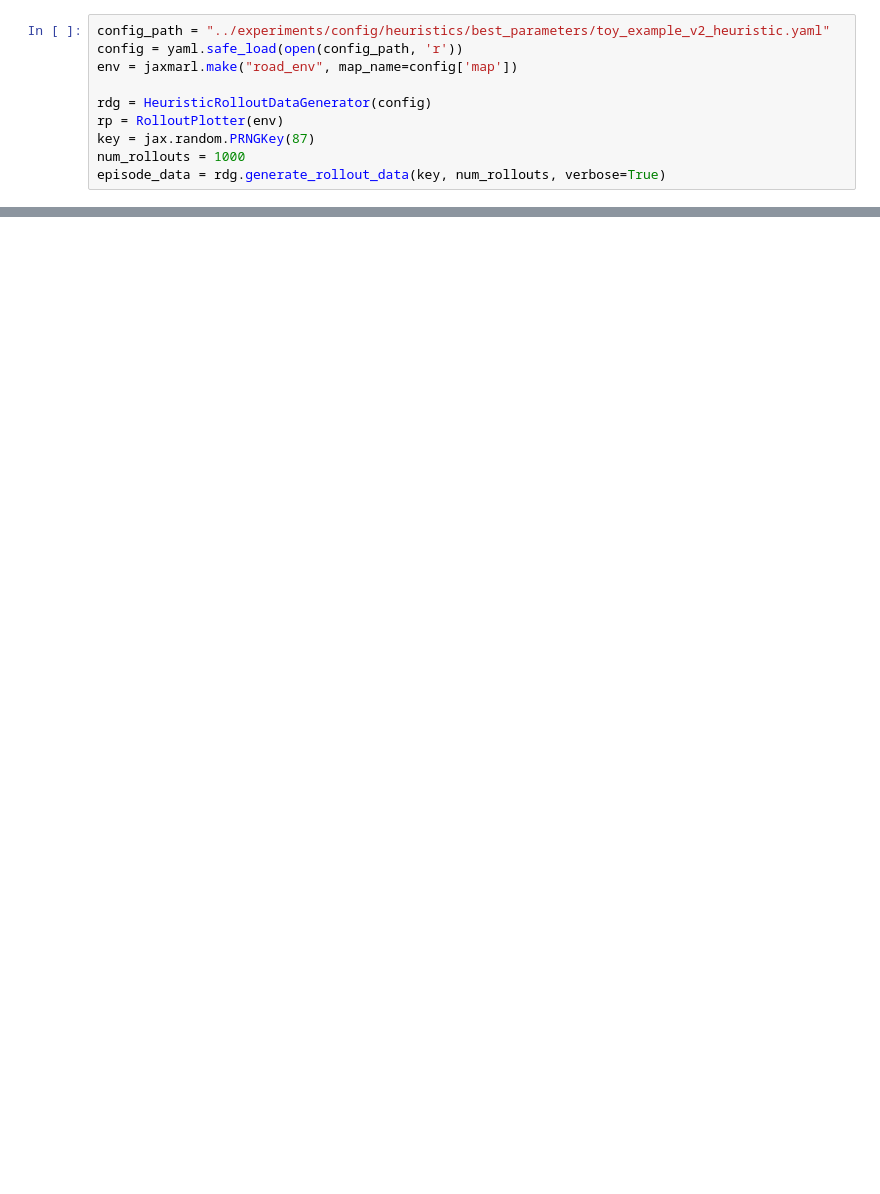
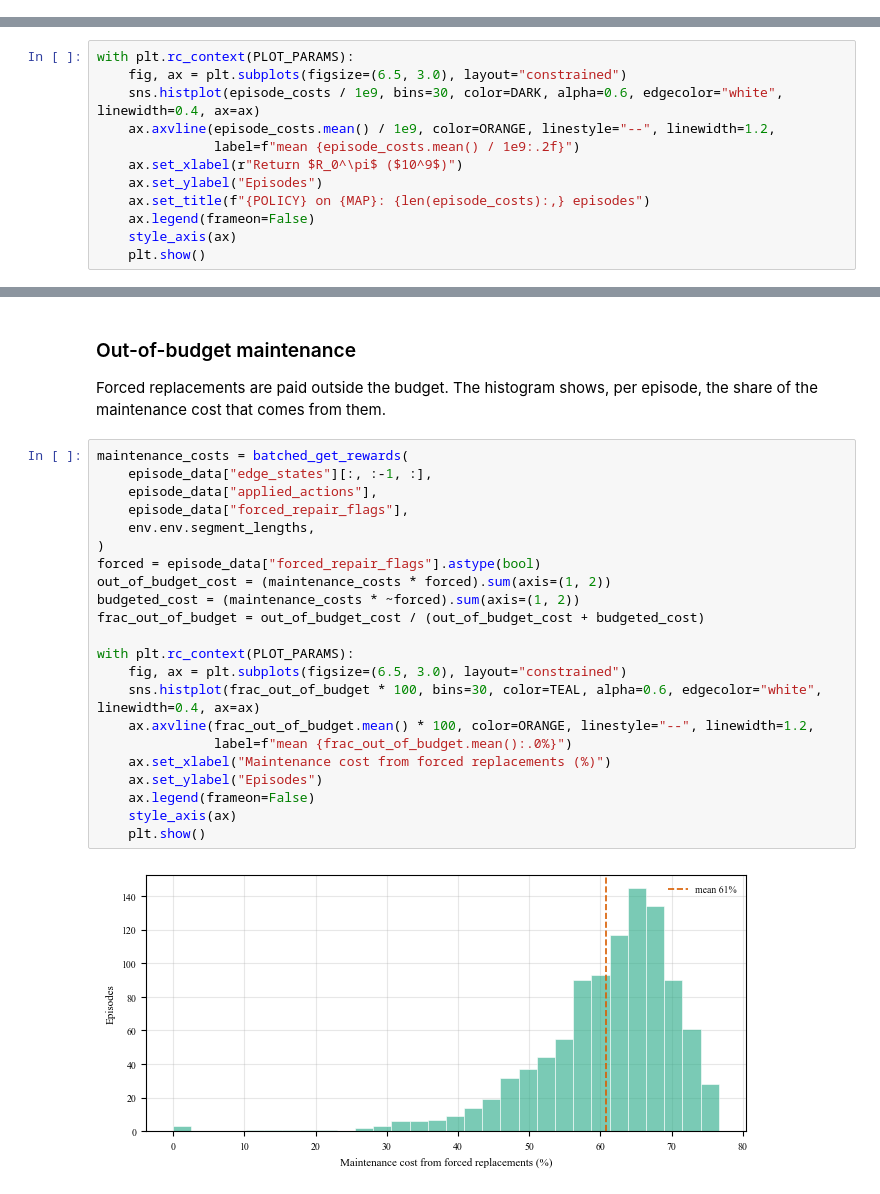
Before and after one commit to AI-for-Infrastructure-Management/imp-act-JaxMARL, a Jupyter notebook: evaluation/rollout_data_analysis.ipynb, the cells around one changed output, grey strips where cells are left out. Drawn from its saved outputs; the diff is of its cells as text; blank space fills up the shorter version.

```diff
--- a/evaluation/rollout_data_analysis.ipynb
+++ b/evaluation/rollout_data_analysis.ipynb
@@ -31,10 +0,0 @@ from plotter import RolloutPlotter, plot_action_stats
-# %%
-config_path = "../experiments/config/heuristics/best_parameters/toy_example_v2_heuristic.yaml"
-config = yaml.safe_load(open(config_path, 'r'))
-env = jaxmarl.make("road_env", map_name=config['map'])
-
-rdg = HeuristicRolloutDataGenerator(config)
-rp = RolloutPlotter(env)
-key = jax.random.PRNGKey(87)
-num_rollouts = 1000
-episode_data = rdg.generate_rollout_data(key, num_rollouts, verbose=True)
@@ -342,0 +153,12 @@ rp._plot_traffic_volume_and_travel_times(single_episdode_data, components_to_sho
+# %%
+with plt.rc_context(PLOT_PARAMS):
+    fig, ax = plt.subplots(figsize=(6.5, 3.0), layout="constrained")
+    sns.histplot(episode_costs / 1e9, bins=30, color=DARK, alpha=0.6, edgecolor="white", linewidth=0.4, ax=ax)
+    ax.axvline(episode_costs.mean() / 1e9, color=ORANGE, linestyle="--", linewidth=1.2,
+               label=f"mean {episode_costs.mean() / 1e9:.2f}")
+    ax.set_xlabel(r"Return $R_0^\pi$ ($10^9$)")
+    ax.set_ylabel("Episodes")
+    ax.set_title(f"{POLICY} on {MAP}: {len(episode_costs):,} episodes")
+    ax.legend(frameon=False)
+    style_axis(ax)
+    plt.show()
@@ -342,0 +275,29 @@ rp._plot_traffic_volume_and_travel_times(single_episdode_data, components_to_sho
+# %% [markdown]
+### Out-of-budget maintenance
+
+Forced replacements are paid outside the budget. The histogram shows, per episode, the
+share of the maintenance cost that comes from them.
+# %%
+maintenance_costs = batched_get_rewards(
+    episode_data["edge_states"][:, :-1, :],
+    episode_data["applied_actions"],
+    episode_data["forced_repair_flags"],
+    env.env.segment_lengths,
+)
+forced = episode_data["forced_repair_flags"].astype(bool)
+out_of_budget_cost = (maintenance_costs * forced).sum(axis=(1, 2))
+budgeted_cost = (maintenance_costs * ~forced).sum(axis=(1, 2))
+frac_out_of_budget = out_of_budget_cost / (out_of_budget_cost + budgeted_cost)
+
+with plt.rc_context(PLOT_PARAMS):
+    fig, ax = plt.subplots(figsize=(6.5, 3.0), layout="constrained")
+    sns.histplot(frac_out_of_budget * 100, bins=30, color=TEAL, alpha=0.6, edgecolor="white", linewidth=0.4, ax=ax)
+    ax.axvline(frac_out_of_budget.mean() * 100, color=ORANGE, linestyle="--", linewidth=1.2,
+               label=f"mean {frac_out_of_budget.mean():.0%}")
+    ax.set_xlabel("Maintenance cost from forced replacements (%)")
+    ax.set_ylabel("Episodes")
+    ax.legend(frameon=False)
+    style_axis(ax)
+    plt.show()
+# %% [output]
+[figure, added]
```
Also changed, not shown: parts of 43 cells of this notebook, 2 other files.
